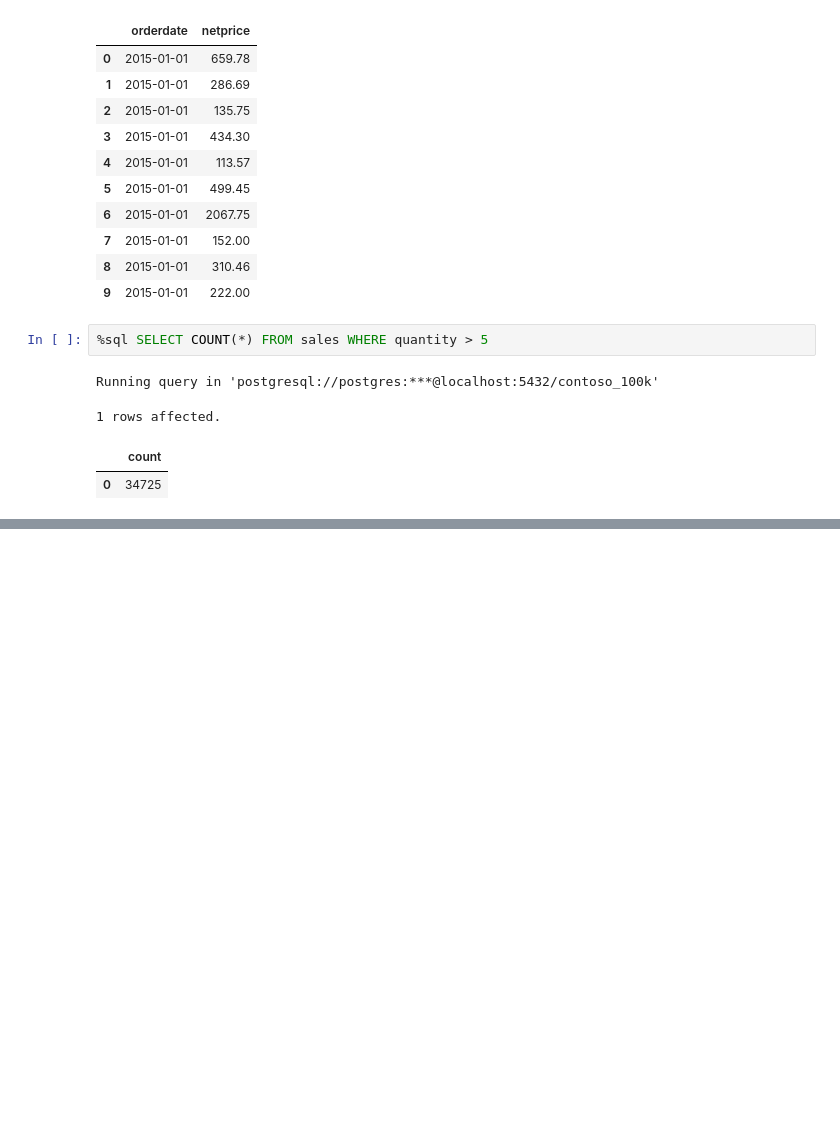
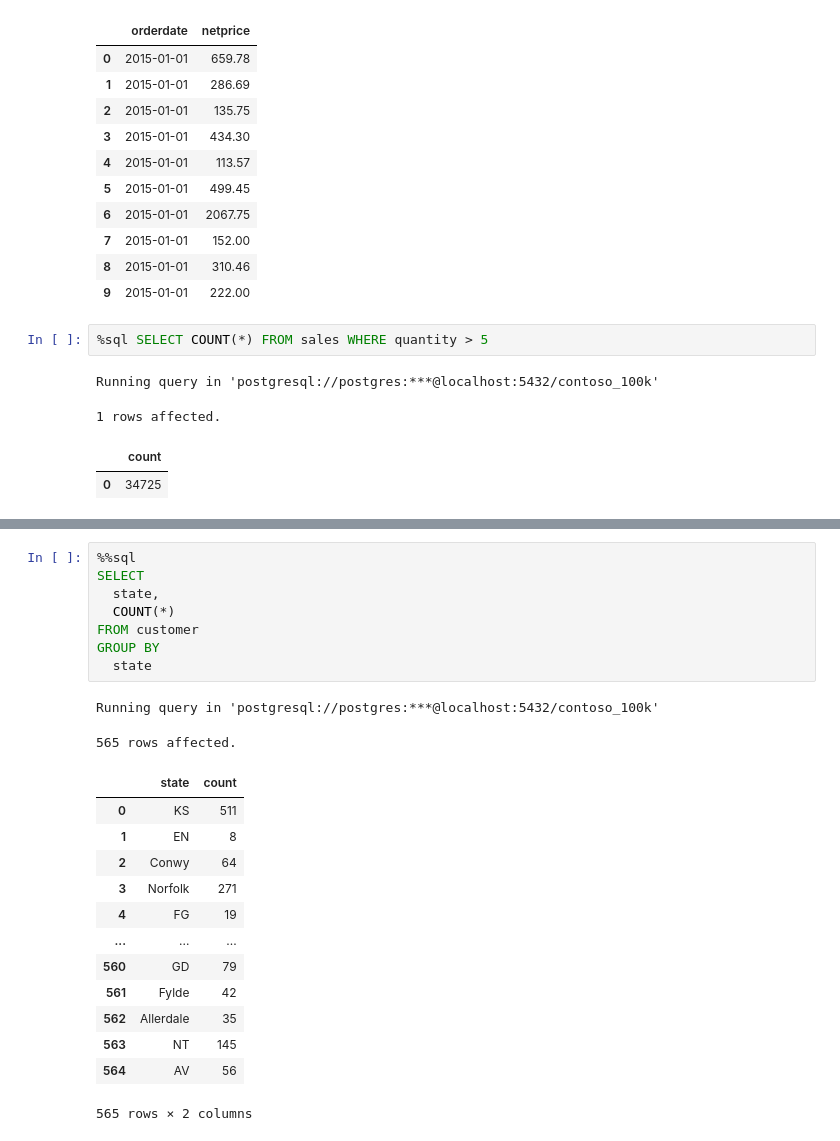
Before and after one commit to Bartek0829/SQL-learning, a Jupyter notebook: Resources/Blank_SQL_Notebook.ipynb, the cells around one changed output, grey strips where cells are left out. Drawn from its saved outputs; the diff is of its cells as text; blank space fills up the shorter version.

```diff
--- a/Resources/Blank_SQL_Notebook.ipynb
+++ b/Resources/Blank_SQL_Notebook.ipynb
@@ -87,0 +112,24 @@ Running query in 'postgresql://postgres:***@localhost:5432/contoso_100k'
+# %%
+%%sql
+SELECT
+  state,
+  COUNT(*)
+FROM customer
+GROUP BY
+  state
+# %% [output]
+Running query in 'postgresql://postgres:***@localhost:5432/contoso_100k'
+565 rows affected.
+|  | state | count |
+| 0 | KS | 511 |
+| 1 | EN | 8 |
+| 2 | Conwy | 64 |
+| 3 | Norfolk | 271 |
+| 4 | FG | 19 |
+| ... | ... | ... |
+| 560 | GD | 79 |
+| 561 | Fylde | 42 |
+| 562 | Allerdale | 35 |
+| 563 | NT | 145 |
+| 564 | AV | 56 |
+565 rows × 2 columns
```
Also changed, not shown: parts of 3 cells of this notebook.
